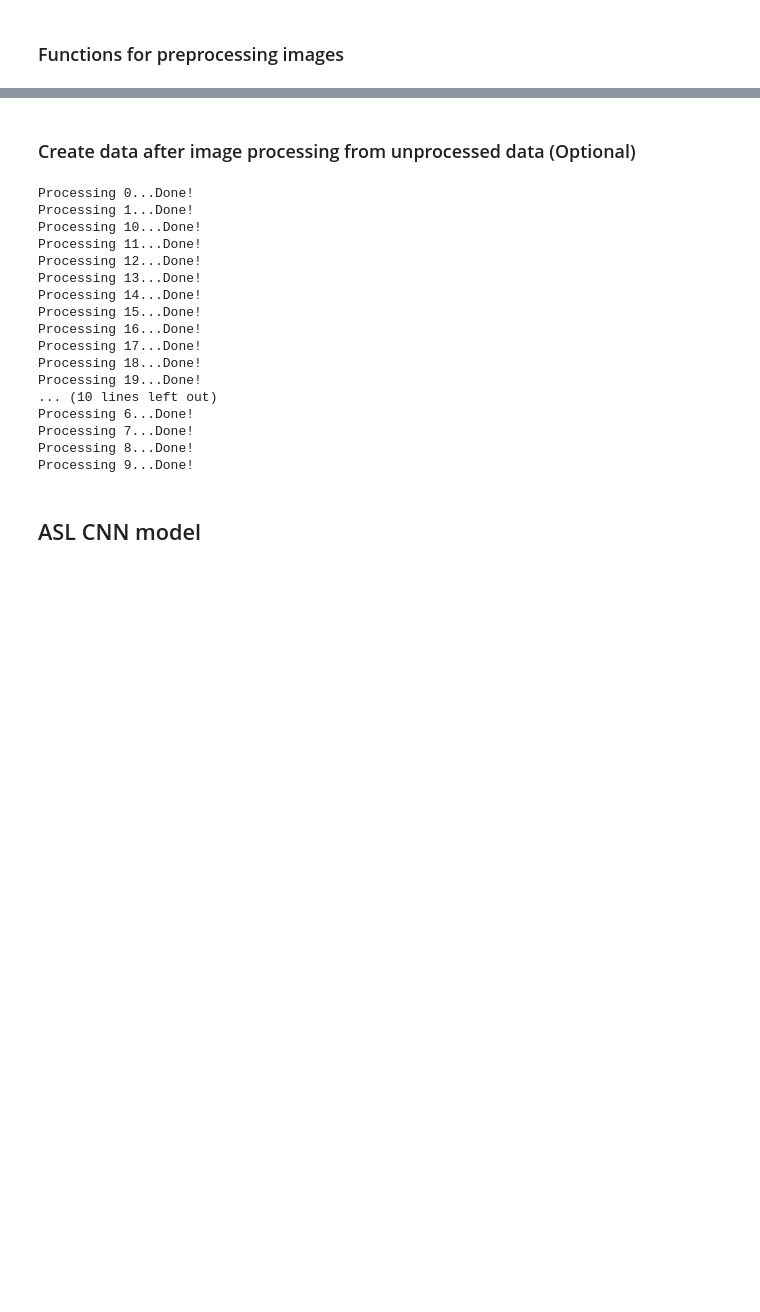
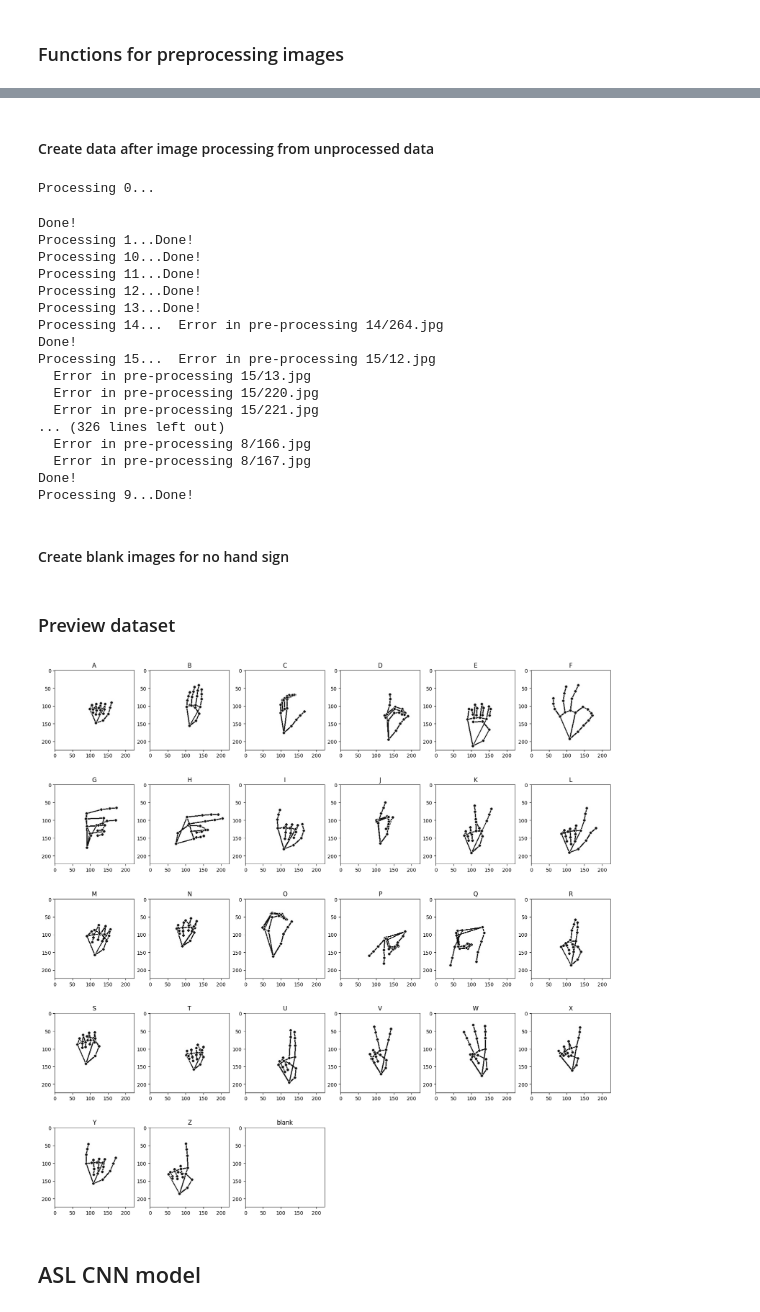
Before and after one commit to tripathics/rt-asl-translation-cnn, a Jupyter notebook: handsign.ipynb, the cells around one changed output, grey strips where cells are left out. Saved outputs shown, nothing was run; the diff lists cells and outputs as text; code cells hidden in the pictures; blank space fills up the shorter version.

```diff
--- a/handsign.ipynb
+++ b/handsign.ipynb
@@ -10,3 +28,7 @@ import os
 import mediapipe as mp
 import numpy as np
 import cv2
+import matplotlib.pyplot as plt
+import pandas as pd
+
+plt.style.use('default')
@@ -18,3 +35,10 @@ test_data_dir = 'datasets/data/test_new'
+# %%
+# data dir paths
+unprocessed_data_dir = 'datasets/compiled_1000_asl_dataset/unprocessed'
+processed_data_dir = 'datasets/compiled_1000_asl_dataset/train'
+test_data_dir = 'datasets/compiled_1000_asl_dataset/test'
+
+class_label_list = ['A', 'B', 'C', 'D', 'E', 'F', 'G', 'H', 'I', 'J', 'K', 'L', 'M', 'N', 'O', 'P', 'Q', 'R', 'S', 'T', 'U', 'V', 'W', 'X', 'Y', 'Z', 'blank']
 # %% [markdown]
 ### Functions for preprocessing images
 # %%
@@ -107,10 +132,10 @@ cv2.destroyAllWindows()
 cap.release()
 cv2.destroyAllWindows()
 # %% [markdown]
-### Create data after image processing from unprocessed data (Optional)
+#### Create data after image processing from unprocessed data
 # %%
-# function for preprocessing images
-img_processing_func = get_processed_image
+# generate images from unprocessed_data_dir to processed_data_dir
+img_processing_func = [get_hand_landmarks_image, get_processed_image][0]
 
 # loop through all directores in unprocessed_data_dir
 for dir in os.listdir(unprocessed_data_dir):
@@ -136,22 +161,25 @@ for dir in os.listdir(unprocessed_data_dir):
 
     print(f'Done!')
 # %% [output]
-Processing 0...Done!
-Processing 1...Done!
-Processing 10...Done!
-Processing 11...Done!
-Processing 12...Done!
-Processing 13...Done!
-Processing 14...Done!
-Processing 15...Done!
-Processing 16...Done!
-Processing 17...Done!
-Processing 18...Done!
-Processing 19...Done!
-... (10 lines left out)
-Processing 6...Done!
-Processing 7...Done!
-Processing 8...Done!
-Processing 9...Done!
+Processing 0...
+Done!
+Processing 1...Done!
+Processing 10...Done!
+Processing 11...Done!
+Processing 12...Done!
+Processing 13...Done!
+Processing 14...  Error in pre-processing 14/264.jpg
+Done!
+Processing 15...  Error in pre-processing 15/12.jpg
+  Error in pre-processing 15/13.jpg
+  Error in pre-processing 15/220.jpg
+  Error in pre-processing 15/221.jpg
+... (326 lines left out)
+  Error in pre-processing 8/166.jpg
+  Error in pre-processing 8/167.jpg
+Done!
+Processing 9...Done!
+# %% [markdown]
+#### Create blank images for no hand sign
 # %%
 # create blank image when no hands are detected
@@ -159,6 +188,27 @@ n_images = 1000
 output_img = np.ones((224, 224, 3), np.uint8) * 255
 for i in range(n_images):
     cv2.imwrite(os.path.join(processed_data_dir, '26', f'{i}.jpg'), output_img)
+# %% [markdown]
+### Preview dataset
+# %%
+# show image from each of the classes from processed_data_dir on notebook
+
+fig, axs = plt.subplots(5, 6, figsize=(20, 20))
+
+class_dirs = os.listdir(processed_data_dir)
+for class_dir in class_dirs:
+    class_dir_path = os.path.join(processed_data_dir, class_dir)
+    img_files = os.listdir(class_dir_path)
+
+    img_path = os.path.join(class_dir_path, random.choice(img_files))
+    img = cv2.imread(img_path)
+    axs[int(class_dir) // 6, int(class_dir) % 6].imshow(cv2.cvtColor(img, cv2.COLOR_BGR2RGB))
+    axs[int(class_dir) // 6, int(class_dir) % 6].set_title(class_label_list[int(class_dir)])
+
+for ax in axs.flat[len(class_dirs):]:
+    ax.axis('off')
+# %% [output]
+[figure, added]
 # %% [markdown]
 ## ASL CNN model
 # %% [markdown]
```
Also changed, not shown: parts of 24 cells of this notebook, 5 other files.
